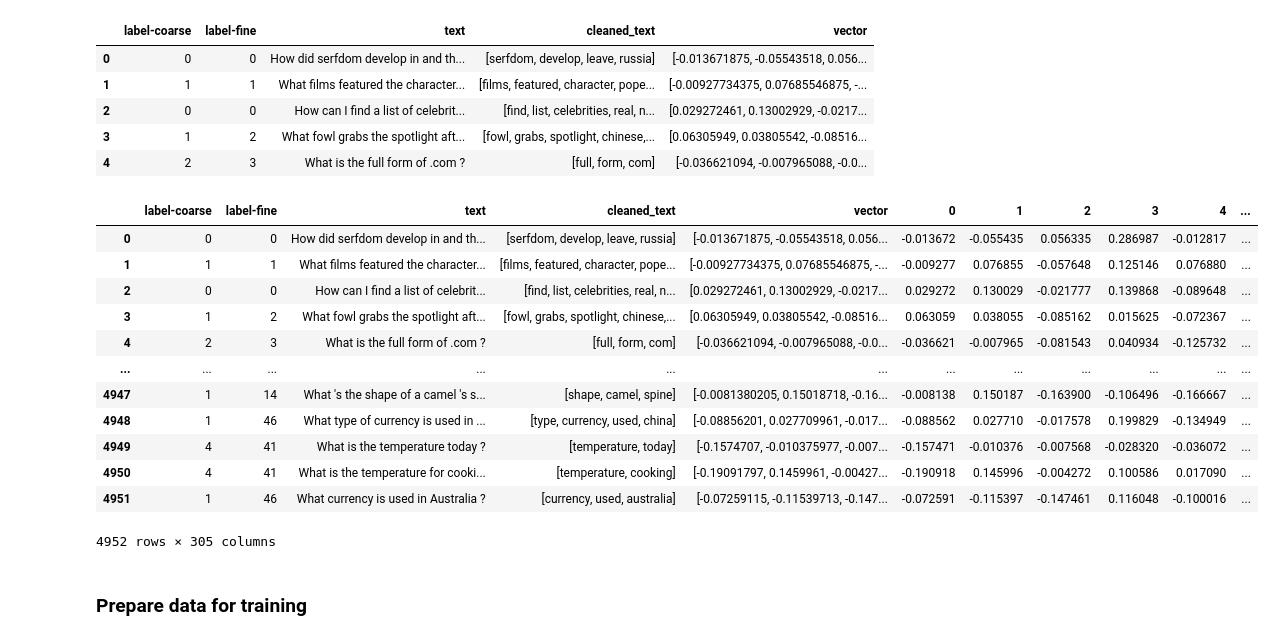
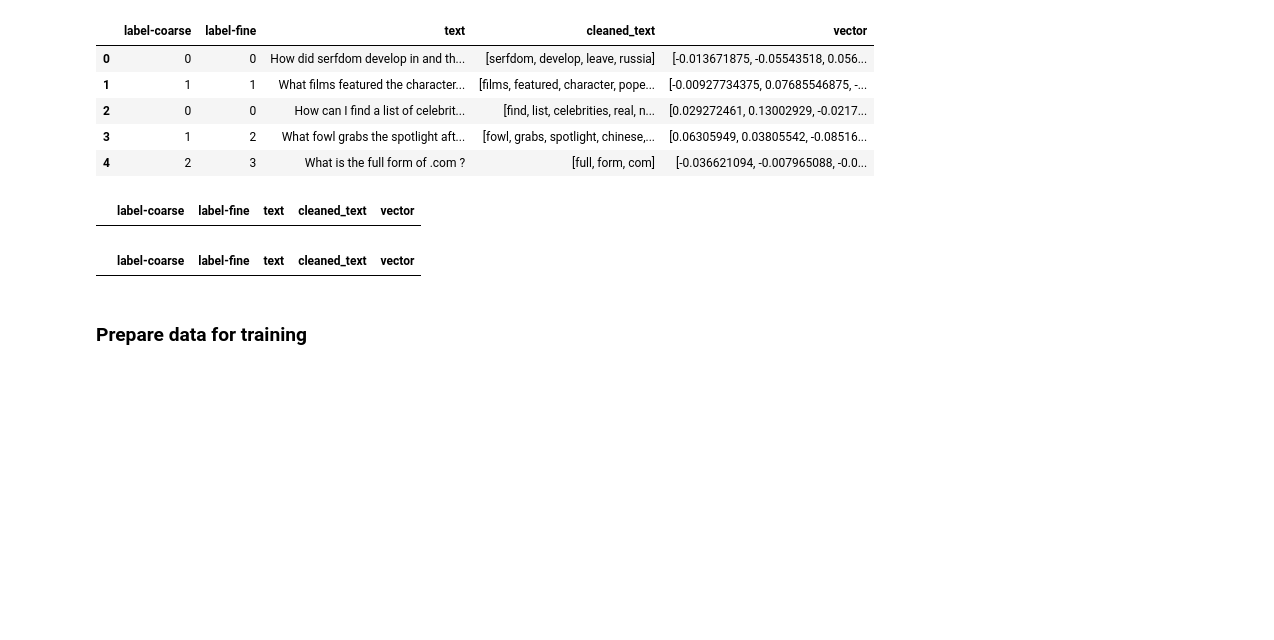
Before and after one commit to gtengwei/CZ4045-NLP-Group-8, a Jupyter notebook: Part 2/Part_2.ipynb, the cells around one changed output. Drawn from its saved outputs; the diff is of its cells as text; code cells hidden in the pictures; blank space fills up the shorter version.

```diff
--- a/Part 2/Part_2.ipynb
+++ b/Part 2/Part_2.ipynb
@@ -99,6 +99,9 @@ def token(sentence):
     filtered_words = [word.lower() for word in words if word.lower() not in stop_words]
     filtered_sentence = ' '.join(filtered_words)
 
+    if (len(filtered_sentence) == 0):
+        filtered_sentence = sentence
+
     token = word_tokenize(filtered_sentence)
     return token
 # %%
@@ -158,47 +161,38 @@ def aggregate_representations(dataset):
 
   for index, row in dataset.iterrows():
 
       sentence = row['cleaned_text']
 
       # get word embedding of each word
       word_embeddings = []
 
       for word in sentence:
           # check if the word is present in the model
           if word in w2v.key_to_index:
               word_embeddings.append(w2v[word])
           else:
               word_embeddings.append(np.zeros(shape=(embed_shape)))
 
       # perform averaging of word embeddings
       awe = np.mean(word_embeddings, axis = 0)
 
       average_word_embeddings.append(awe)
 
+
   dataset['vector'] = average_word_embeddings
+  display(dataset[dataset['vector'].isna()])
 
   dataset = pd.concat([train_set, train_set['vector'].apply(lambda x: pd.Series(x))], axis=1)
 
   return dataset
 
 dev_set = aggregate_representations(dev_set)
 train_set = aggregate_representations(train_set)
 
-train_set
+# train_set
 # %% [output]
-|  | label-coarse | label-fine | text | cleaned_text | vector | 0 | 1 | 2 | 3 | 4 | ... |
-| 0 | 0 | 0 | How did serfdom develop in and th... | [serfdom, develop, leave, russia] | [-0.013671875, -0.05543518, 0.056... | -0.013672 | -0.055435 | 0.056335 | 0.286987 | -0.012817 | ... |
-| 1 | 1 | 1 | What films featured the character... | [films, featured, character, pope... | [-0.00927734375, 0.07685546875, -... | -0.009277 | 0.076855 | -0.057648 | 0.125146 | 0.076880 | ... |
-| 2 | 0 | 0 | How can I find a list of celebrit... | [find, list, celebrities, real, n... | [0.029272461, 0.13002929, -0.0217... | 0.029272 | 0.130029 | -0.021777 | 0.139868 | -0.089648 | ... |
-| 3 | 1 | 2 | What fowl grabs the spotlight aft... | [fowl, grabs, spotlight, chinese,... | [0.06305949, 0.03805542, -0.08516... | 0.063059 | 0.038055 | -0.085162 | 0.015625 | -0.072367 | ... |
-| 4 | 2 | 3 | What is the full form of .com ? | [full, form, com] | [-0.036621094, -0.007965088, -0.0... | -0.036621 | -0.007965 | -0.081543 | 0.040934 | -0.125732 | ... |
-| ... | ... | ... | ... | ... | ... | ... | ... | ... | ... | ... | ... |
-| 4947 | 1 | 14 | What 's the shape of a camel 's s... | [shape, camel, spine] | [-0.0081380205, 0.15018718, -0.16... | -0.008138 | 0.150187 | -0.163900 | -0.106496 | -0.166667 | ... |
-| 4948 | 1 | 46 | What type of currency is used in ... | [type, currency, used, china] | [-0.08856201, 0.027709961, -0.017... | -0.088562 | 0.027710 | -0.017578 | 0.199829 | -0.134949 | ... |
-| 4949 | 4 | 41 | What is the temperature today ? | [temperature, today] | [-0.1574707, -0.010375977, -0.007... | -0.157471 | -0.010376 | -0.007568 | -0.028320 | -0.036072 | ... |
-| 4950 | 4 | 41 | What is the temperature for cooki... | [temperature, cooking] | [-0.19091797, 0.1459961, -0.00427... | -0.190918 | 0.145996 | -0.004272 | 0.100586 | 0.017090 | ... |
-| 4951 | 1 | 46 | What currency is used in Australia ? | [currency, used, australia] | [-0.07259115, -0.11539713, -0.147... | -0.072591 | -0.115397 | -0.147461 | 0.116048 | -0.100016 | ... |
+|  | label-coarse | label-fine | text | cleaned_text | vector |
-4952 rows × 305 columns
+|  | label-coarse | label-fine | text | cleaned_text | vector |
 # %% [markdown]
 ### Prepare data for training
 # %%
```
Also changed, not shown: parts of 8 cells of this notebook.
